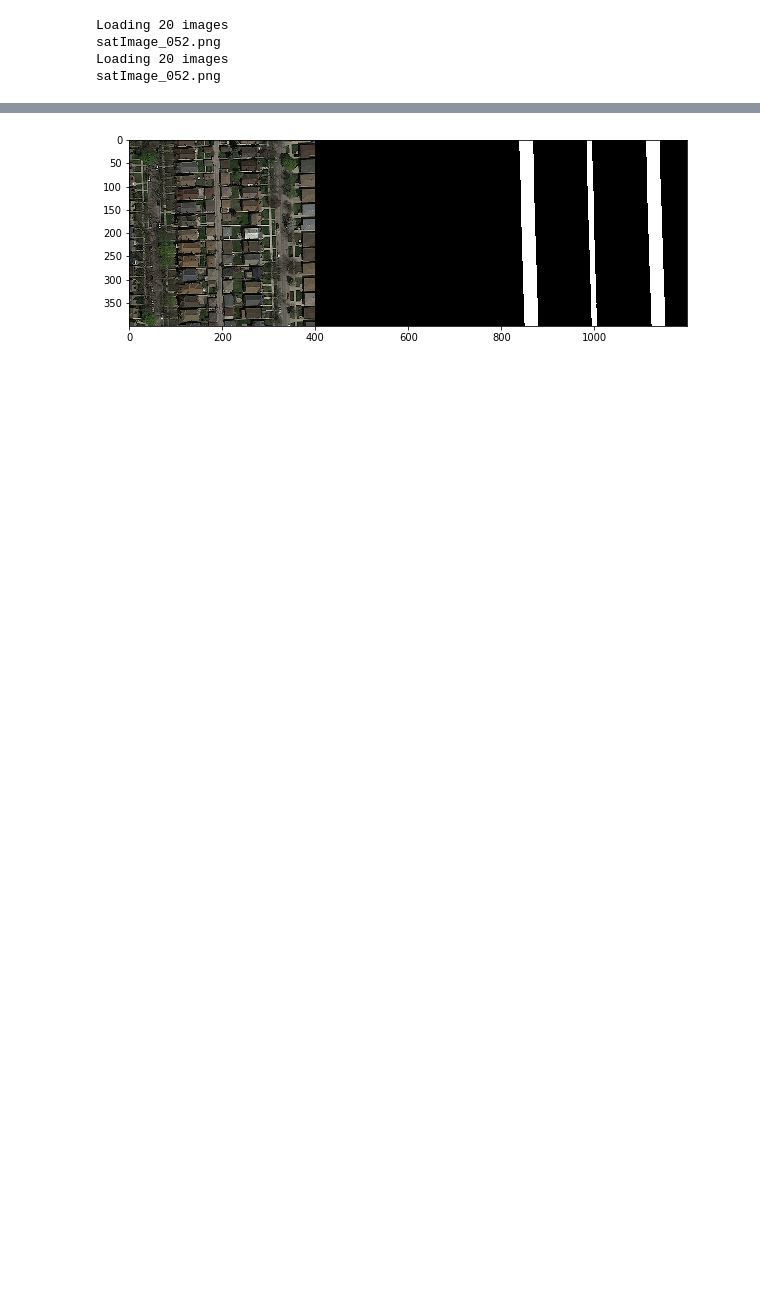
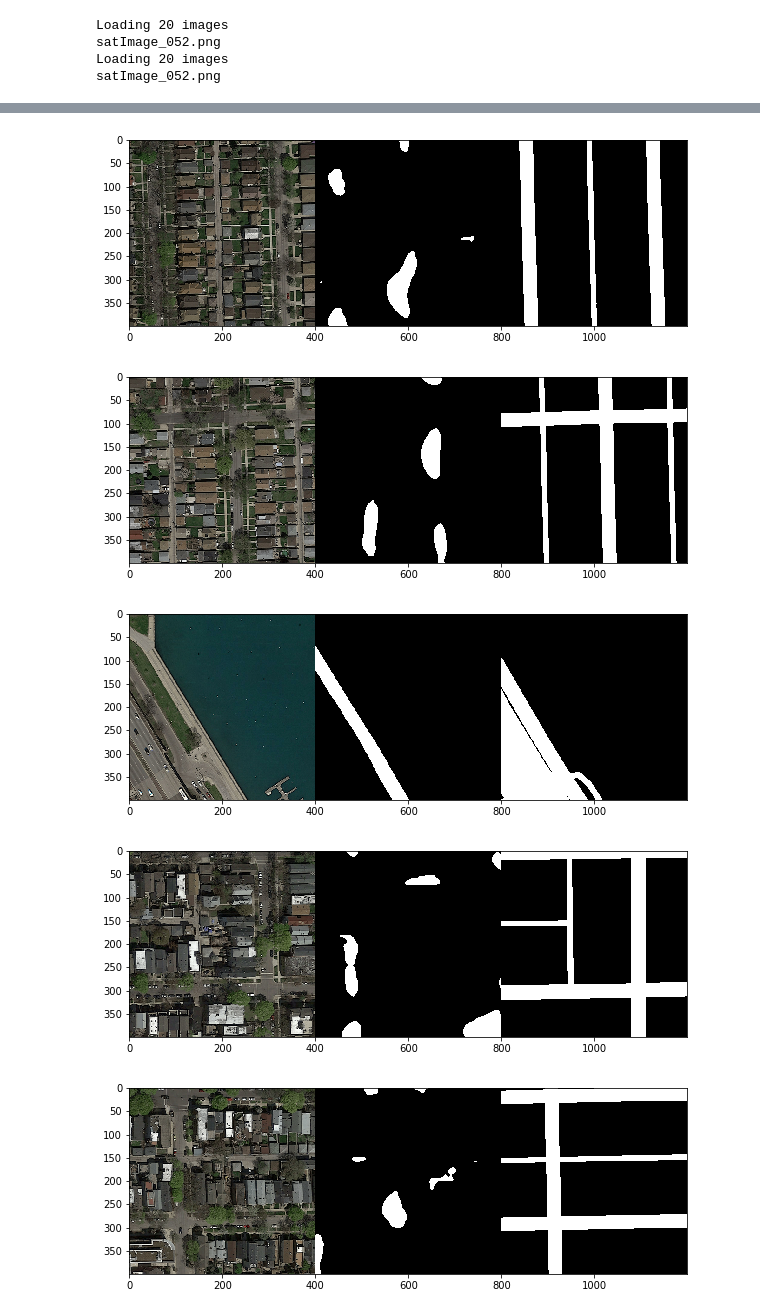
Before and after one commit to CS-433/cs-433-project-2-still-no-idea, a Jupyter notebook: Unet.ipynb, the cells around one changed output, grey strips where cells are left out. Cells and saved outputs as stored; diff of their text form; code cells hidden in the pictures; blank space fills up the shorter version.

```diff
--- a/Unet.ipynb
+++ b/Unet.ipynb
@@ -150,9 +142,11 @@ class Unet(nn.Module):
 
         return x
 # %%
-def visualize(model,idx):
-    prediction = model(training_input[idx:idx + 1])
-    prediction = torch.max(prediction, dim=1).indices
+def visualize(model,idx, threshold):
+    prediction = model(train_input[idx:idx + 1])
+    prediction = torch.sigmoid(prediction).squeeze(1)
+    prediction[prediction > threshold] = 1
+    prediction[prediction < threshold] = 0
     cimg = concatenate_images(imgs[idx],prediction[0].detach().numpy())
     cimg = concatenate_images(cimg,train_target[idx].numpy())
     fig1 = plt.figure(figsize=(10, 10)) # create a figure with the default size
@@ -165,22 +159,23 @@ def trainModel(model, criterion, optimizer, epoch, train_input, train_target, ba
         for input, target in zip(train_input.split( batch_size), train_target.split( batch_size)):
             optimizer.zero_grad()
             prediction = model(input)
+            prediction = prediction.squeeze(1)
             loss = criterion(prediction, target)
-            nn.utils.clip_grad_value_(model.parameters(), 1)
+            nn.utils.clip_grad_value_(model.parameters(), 0.1)
             loss.backward()
             optimizer.step()
         print("{:5} {:>10.4f}".format(e, loss.item()))
 # %%
-model = Unet(output_channel=2)
+model = Unet(output_channel=1)
 # %%
 lr = 10e-4
 nb_epoch = 5
 batch_size = 1
 
-criterion = nn.CrossEntropyLoss()
+criterion = nn.BCEWithLogitsLoss()
 optimizer = optim.Adam(model.parameters(), lr)
 
-trainModel(model,criterion, optimizer, nb_epoch, train_input[:1], train_target[:1], batch_size)
+trainModel(model,criterion, optimizer, nb_epoch, train_input, train_target, batch_size)
 # %% [output]
 TRAINING
 EPOCH : TOT_LOSS
@@ -192,4 +187,9 @@ EPOCH : TOT_LOSS
-# %%
-visualize(model,0)
-# %% [output]
-[figure, removed]
+# %%
+for i in range(20):
+    visualize(model,i, 0.3)
+# %% [output]
+[figure, added]
+[figure, added]
+[figure, added]
+[figure, added]
+[figure, added]
```
Also changed, not shown: parts of 8 cells of this notebook.
